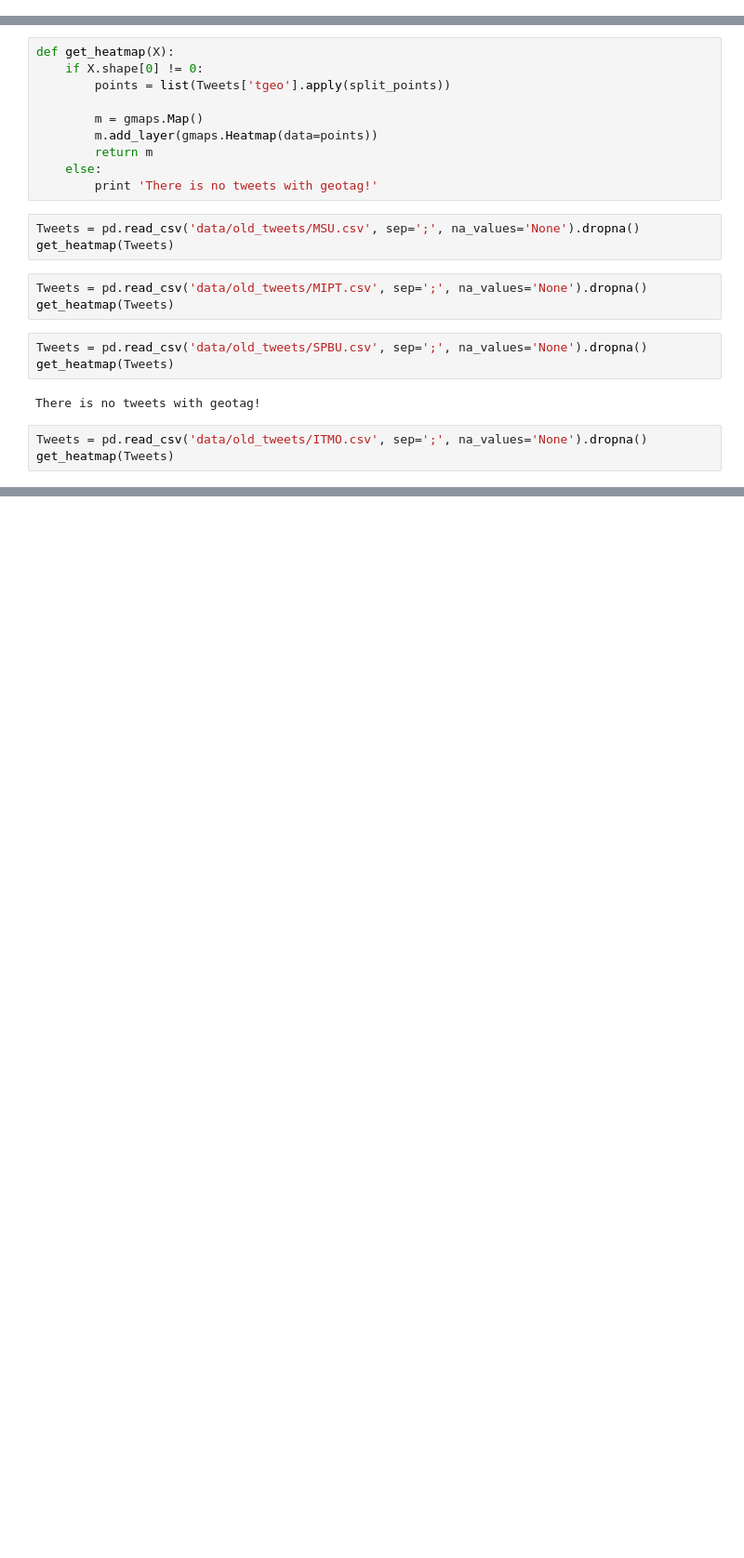
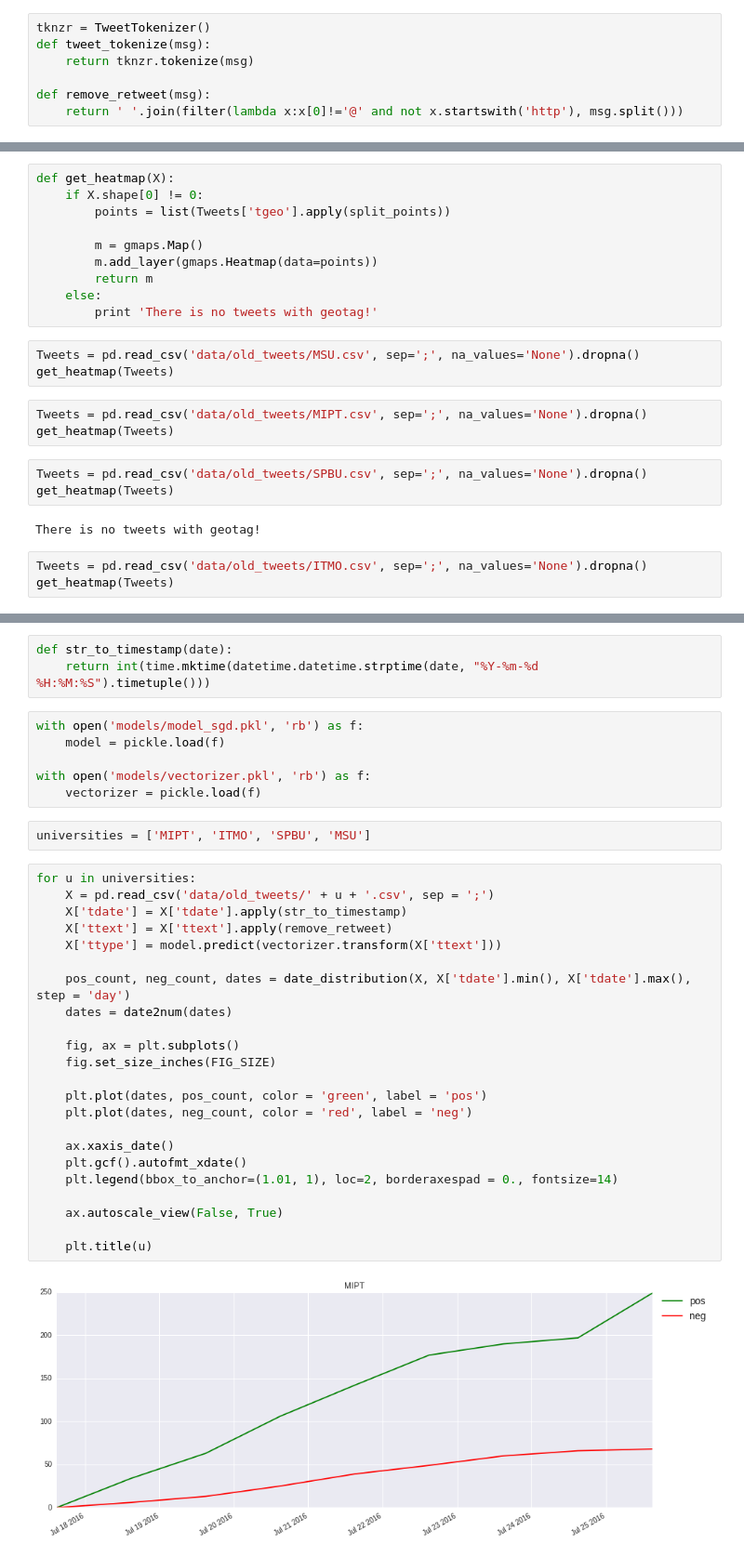
Before and after one commit to Vlad0922/twitter_sentiment, a Jupyter notebook: Visualization.ipynb, the cells around one changed output, grey strips where cells are left out. Shown: that part at 93% size. Drawn from its saved outputs; the diff is of its cells as text; blank space fills up the shorter version.

Commit message:
[add] visualization for universities

```diff
--- a/Visualization.ipynb
+++ b/Visualization.ipynb
@@ -14,3 +19,10 @@ import gmaps.datasets
+# %%
+tknzr = TweetTokenizer()
+def tweet_tokenize(msg):
+    return tknzr.tokenize(msg)
+
+def remove_retweet(msg):
+    return ' '.join(filter(lambda x:x[0]!='@' and not x.startswith('http'), msg.split()))
 # %%
 def date_distribution(X, date_from, date_to, step = 'day', day_count = 1, by_blocks = False):
     neg = X[X['ttype'] == NEG_TWEET]
@@ -155,0 +175,36 @@ get_heatmap(Tweets)
+# %%
+def str_to_timestamp(date):
+    return int(time.mktime(datetime.datetime.strptime(date, "%Y-%m-%d %H:%M:%S").timetuple()))
+# %%
+with open('models/model_sgd.pkl', 'rb') as f:
+    model = pickle.load(f)
+
+with open('models/vectorizer.pkl', 'rb') as f:
+    vectorizer = pickle.load(f)
+# %%
+universities = ['MIPT', 'ITMO', 'SPBU', 'MSU']
+# %%
+for u in universities:
+    X = pd.read_csv('data/old_tweets/' + u + '.csv', sep = ';')
+    X['tdate'] = X['tdate'].apply(str_to_timestamp)
+    X['ttext'] = X['ttext'].apply(remove_retweet)
+    X['ttype'] = model.predict(vectorizer.transform(X['ttext']))
+
+    pos_count, neg_count, dates = date_distribution(X, X['tdate'].min(), X['tdate'].max(), step = 'day')
+    dates = date2num(dates)
+
+    fig, ax = plt.subplots()
+    fig.set_size_inches(FIG_SIZE)
+
+    plt.plot(dates, pos_count, color = 'green', label = 'pos')
+    plt.plot(dates, neg_count, color = 'red', label = 'neg')
+
+    ax.xaxis_date()
+    plt.gcf().autofmt_xdate()
+    plt.legend(bbox_to_anchor=(1.01, 1), loc=2, borderaxespad = 0., fontsize=14)
+
+    ax.autoscale_view(False, True)
+
+    plt.title(u)
+# %% [output]
+[figure, added]
```
Also changed, not shown: parts of 4 cells of this notebook.
